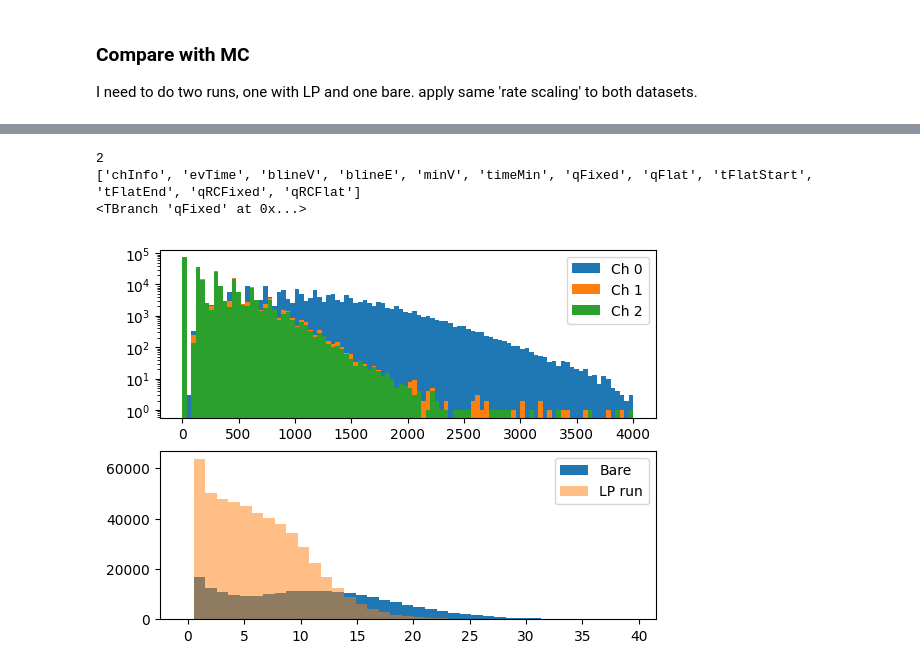
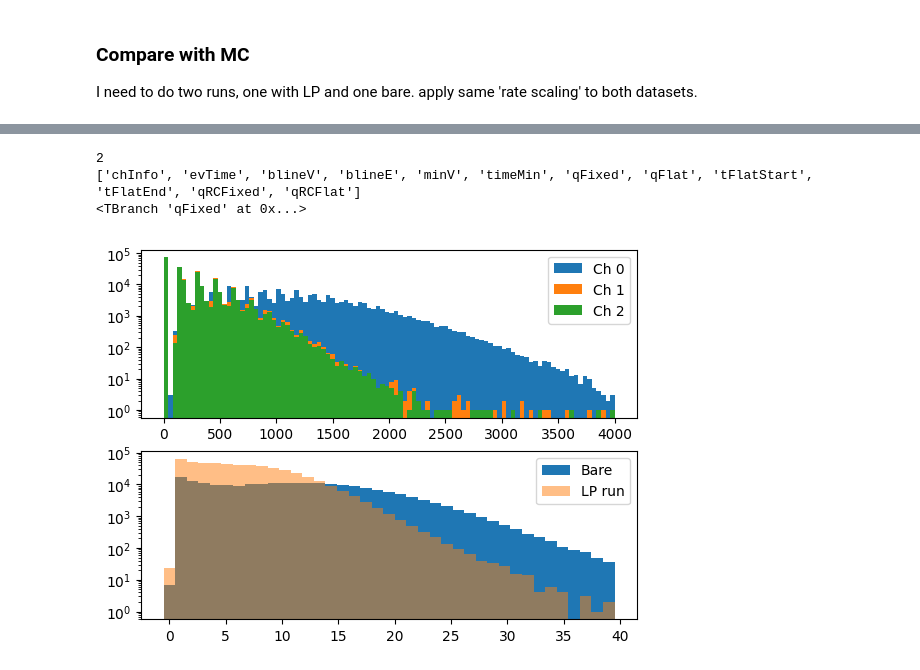
Before and after one commit to austindsc/cf4_analysisPipeline, a Jupyter notebook: comp2/c2_alphas_liq1.ipynb, the cells around one changed output, grey strips where cells are left out. Saved outputs shown, nothing was run; the diff lists cells and outputs as text; code cells hidden in the pictures.

```diff
--- a/comp2/c2_alphas_liq1.ipynb
+++ b/comp2/c2_alphas_liq1.ipynb
@@ -118,33 +117,35 @@ print(rcBare.mttUp["qFixed"])
 
 qraw = rcBare.mttUp[QVAR_USE].array(library="np")
 
 # for rc in rcList:
 #   qa = rc.GetSPEValues(qvar=QVAR_USE)
 
-
+########################
 fig, (axQ, axS) = plt.subplots(2, 1)
 
 qraw = rcBare.mttUp[QVAR_USE].array(library="np")
 
 binEdge = np.linspace(0, 4000, 101)
 axQ.hist(qraw[:, 0], bins=binEdge, label="Ch 0")
 axQ.hist(qraw[:, 1], bins=binEdge, label="Ch 1")
 axQ.hist(qraw[:, 2], bins=binEdge, label="Ch 2")
 axQ.legend()
 axQ.set_yscale("log")
 
 bE = np.linspace(-0.5, 39.5, 40)
 
 z = axS.hist(rcBare.GetSPEArray(), bins=bE, label = "Bare")
 z = axS.hist(rcLp.GetSPEArray(), bins=bE, alpha = 0.5, histtype="stepfilled", label = "LP run")
 
+axS.set_yscale("log")
+
 # axS.set_yscale("log")
 axS.legend()
 plt.show()
 # axS.set_yscale("log")
 # %% [output]
 2
 ['chInfo', 'evTime', 'blineV', 'blineE', 'minV', 'timeMin', 'qFixed', 'qFlat', 'tFlatStart', 'tFlatEnd', 'qRCFixed', 'qRCFlat']
 <TBranch 'qFixed' at 0x...>
-[figure, old version]
+[figure, new version]
 # %% [markdown]
```
Also changed, not shown: parts of 14 cells of this notebook, 8 other files.
